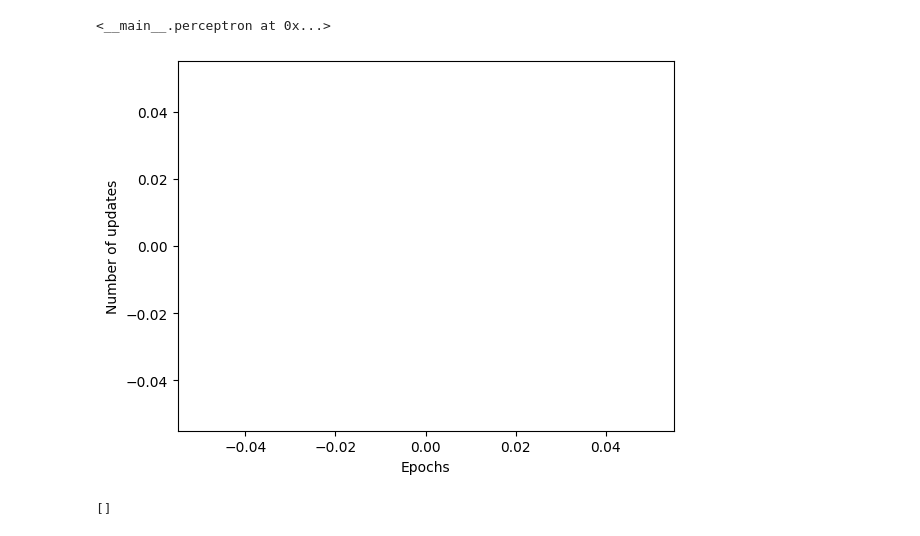
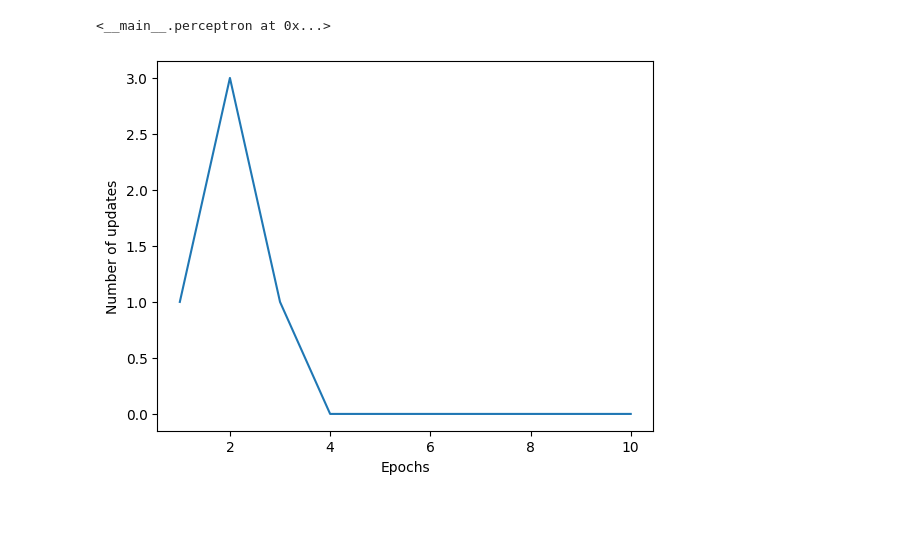
Before and after one commit to wp225/perceptron-iris, a Jupyter notebook: perceptron_iris.ipynb, the cells around one changed output. Saved outputs shown, nothing was run; the diff lists cells and outputs as text; code cells hidden in the pictures.

```diff
--- a/perceptron_iris.ipynb
+++ b/perceptron_iris.ipynb
@@ -4,7 +4,7 @@
 import numpy as np
 # %%
 class perceptron(object):
-  def __init__(self,eta=.2,n_iter=3,random_state=1):
+  def __init__(self,eta=.01,n_iter=50,random_state=1):
     self.eta=eta
     self.n_iter=n_iter
     self.random_state=random_state
@@ -14,12 +14,13 @@ class perceptron(object):
     self.wt=rgen.normal(loc=0,scale=0.01,size=1+X.shape[1])
     self.error=[]
     for _ in range(self.n_iter):
-      error=0
+      errors=0
       for xi,target in zip(X,Y):
         update=self.eta*(target-self.predict(xi))
         self.wt[1:]+=update*xi #normal weights
         self.wt[0]+=update #bias
-        error+=int(update!=0.0)
+        errors += int(update != 0.0)
+      self.error.append(errors)
     return self
 
   def input(self,X):
@@ -96,19 +72,15 @@ plt.show()
 # %% [markdown]
 traning
 # %%
-p1=perceptron(eta=.1,n_iter=3)
+p1=perceptron(eta=.1,n_iter=10)
 # %%
 p1.fit(X,Y)
 # %% [output]
 <__main__.perceptron at 0x...>
 # %%
-plt.plot(range(1, len(p1.error) + 1),p1.error, marker='o')
+plt.plot(range(1, len(p1.error)+1),p1.error)
 plt.xlabel('Epochs')
 plt.ylabel('Number of updates')
 plt.show()
 # %% [output]
-[figure, old version]
+[figure, new version]
-# %%
-p1.error
-# %% [output]
-[]
```
Also changed, not shown: parts of 3 cells of this notebook.
